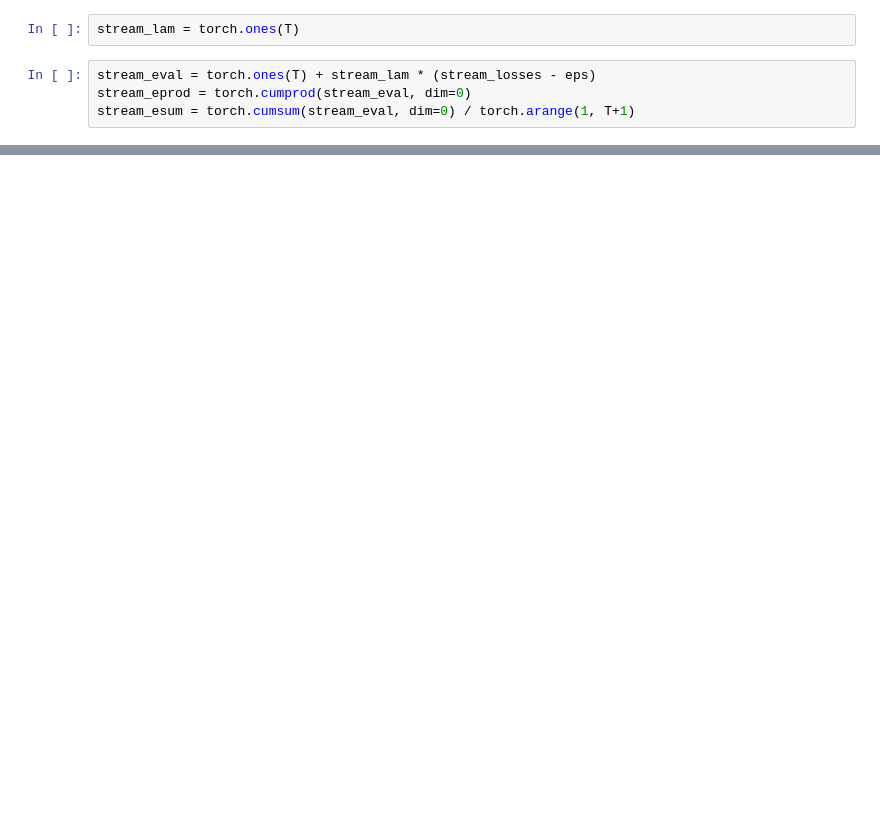
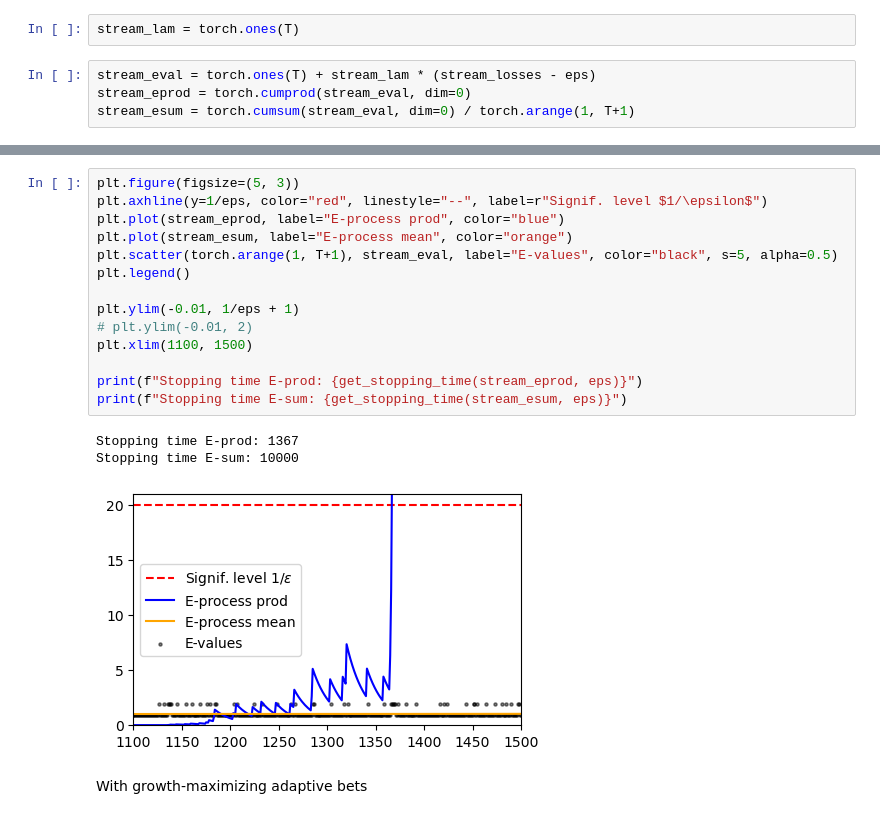
Before and after one commit to alextimans/risk-monitor, a Jupyter notebook: notebooks/rc_supervised.ipynb, the cells around one changed output, grey strips where cells are left out. Drawn from its saved outputs; the diff is of its cells as text; blank space fills up the shorter version.

```diff
--- a/notebooks/rc_supervised.ipynb
+++ b/notebooks/rc_supervised.ipynb
@@ -946,0 +968,20 @@ stream_eval[:50], stream_eprod[:50], stream_esum[:50]
+# %%
+plt.figure(figsize=(5, 3))
+plt.axhline(y=1/eps, color="red", linestyle="--", label=r"Signif. level $1/\epsilon$")
+plt.plot(stream_eprod, label="E-process prod", color="blue")
+plt.plot(stream_esum, label="E-process mean", color="orange")
+plt.scatter(torch.arange(1, T+1), stream_eval, label="E-values", color="black", s=5, alpha=0.5)
+plt.legend()
+
+plt.ylim(-0.01, 1/eps + 1)
+# plt.ylim(-0.01, 2)
+plt.xlim(1100, 1500)
+
+print(f"Stopping time E-prod: {get_stopping_time(stream_eprod, eps)}")
+print(f"Stopping time E-sum: {get_stopping_time(stream_esum, eps)}")
+# %% [output]
+Stopping time E-prod: 1367
+Stopping time E-sum: 10000
+[figure, added]
+# %% [markdown]
+With growth-maximizing adaptive bets
```
Also changed, not shown: parts of 53 cells of this notebook.
